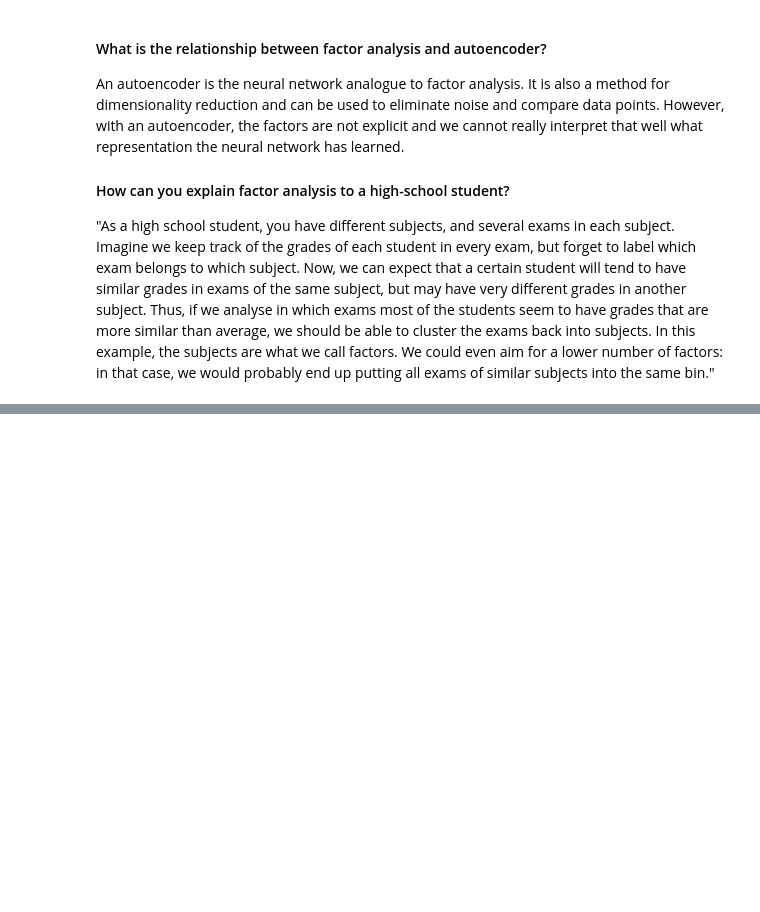
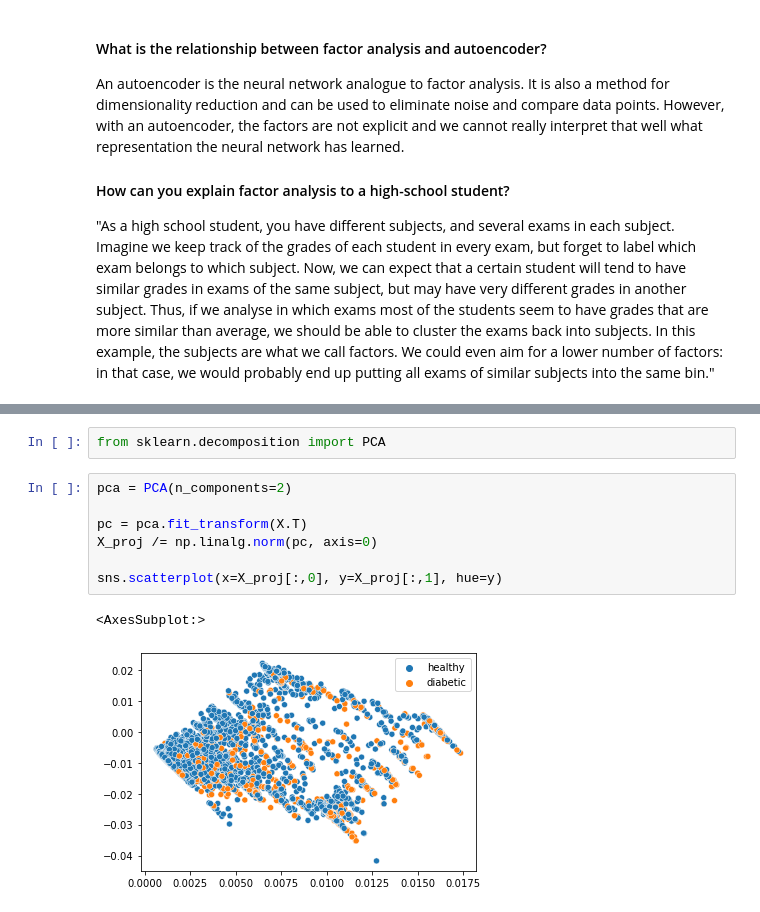
Before and after one commit to gjoyet/mcbdd, a Jupyter notebook: factor_analysis/factor_analysis.ipynb, the cells around one changed output, grey strips where cells are left out. Saved outputs shown, nothing was run; the diff lists cells and outputs as text; blank space fills up the shorter version.

```diff
--- a/factor_analysis/factor_analysis.ipynb
+++ b/factor_analysis/factor_analysis.ipynb
@@ -41,0 +131,12 @@ An autoencoder is the neural network analogue to factor analysis. It is also a m
+# %%
+from sklearn.decomposition import PCA
+# %%
+pca = PCA(n_components=2)
+
+pc = pca.fit_transform(X.T)
+X_proj /= np.linalg.norm(pc, axis=0)
+
+sns.scatterplot(x=X_proj[:,0], y=X_proj[:,1], hue=y)
+# %% [output]
+<AxesSubplot:>
+[figure, added]
```
Also changed, not shown: parts of 16 cells of this notebook.
